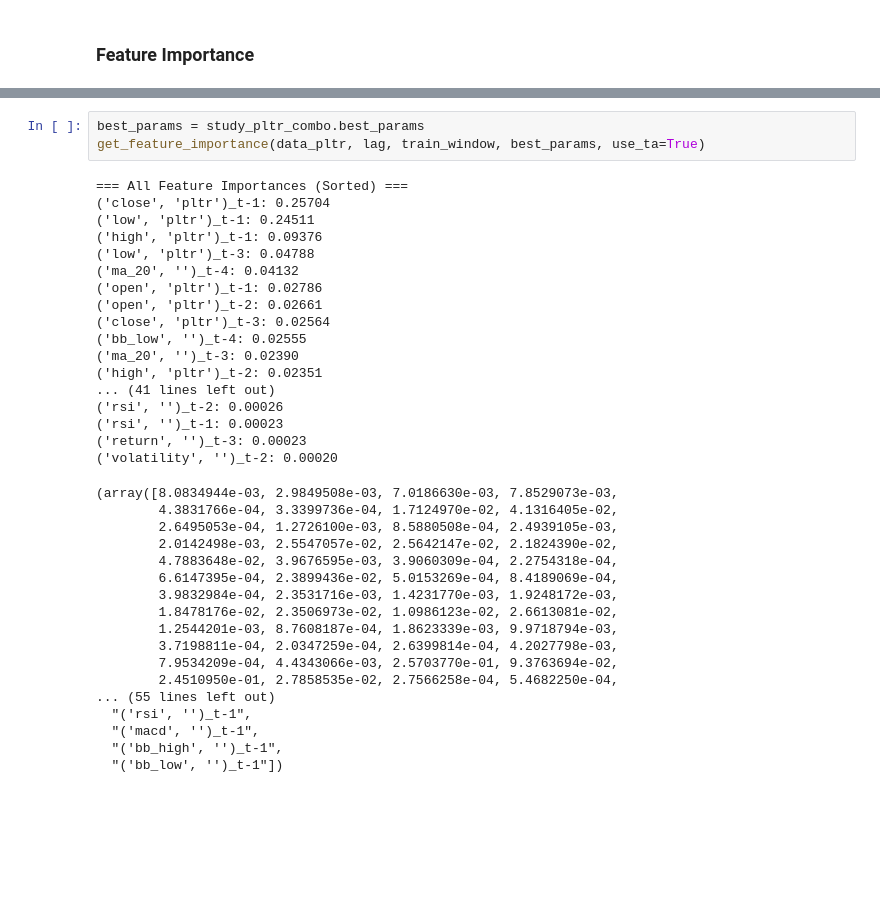
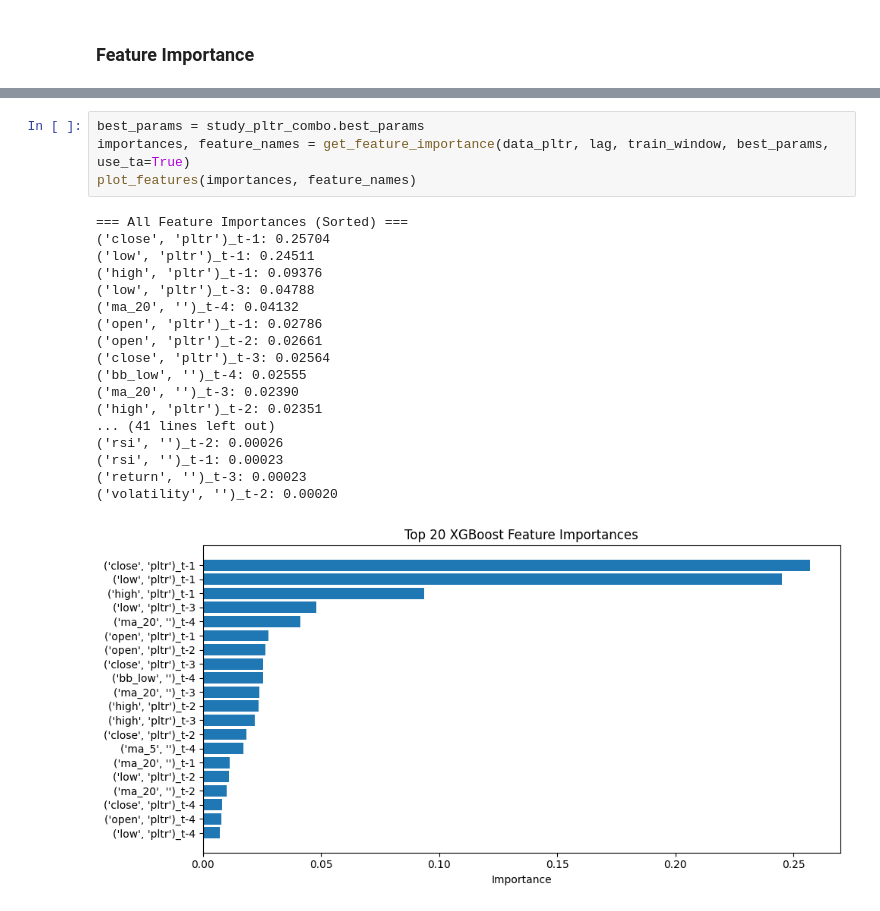
Before and after one commit to ruokokoski/predistocks, a Jupyter notebook: stock_predictor.ipynb, the cells around one changed output, grey strips where cells are left out. Saved outputs shown, nothing was run; the diff lists cells and outputs as text; blank space fills up the shorter version.

```diff
--- a/stock_predictor.ipynb
+++ b/stock_predictor.ipynb
@@ -1223,38 +1292,23 @@ get_feature_importance(data_pltr, lag, train_window, best_params, use_ta=True)
 # %%
 best_params = study_pltr_combo.best_params
-get_feature_importance(data_pltr, lag, train_window, best_params, use_ta=True)
+importances, feature_names = get_feature_importance(data_pltr, lag, train_window, best_params, use_ta=True)
+plot_features(importances, feature_names)
 # %% [output]
 === All Feature Importances (Sorted) ===
 ('close', 'pltr')_t-1: 0.25704
 ('low', 'pltr')_t-1: 0.24511
 ('high', 'pltr')_t-1: 0.09376
 ('low', 'pltr')_t-3: 0.04788
 ('ma_20', '')_t-4: 0.04132
 ('open', 'pltr')_t-1: 0.02786
 ('open', 'pltr')_t-2: 0.02661
 ('close', 'pltr')_t-3: 0.02564
 ('bb_low', '')_t-4: 0.02555
 ('ma_20', '')_t-3: 0.02390
 ('high', 'pltr')_t-2: 0.02351
 ... (41 lines left out)
 ('rsi', '')_t-2: 0.00026
 ('rsi', '')_t-1: 0.00023
 ('return', '')_t-3: 0.00023
 ('volatility', '')_t-2: 0.00020
-(array([8.0834944e-03, 2.9849508e-03, 7.0186630e-03, 7.8529073e-03,
-        4.3831766e-04, 3.3399736e-04, 1.7124970e-02, 4.1316405e-02,
-        2.6495053e-04, 1.2726100e-03, 8.5880508e-04, 2.4939105e-03,
-        2.0142498e-03, 2.5547057e-02, 2.5642147e-02, 2.1824390e-02,
-        4.7883648e-02, 3.9676595e-03, 3.9060309e-04, 2.2754318e-04,
-        6.6147395e-04, 2.3899436e-02, 5.0153269e-04, 8.4189069e-04,
-        3.9832984e-04, 2.3531716e-03, 1.4231770e-03, 1.9248172e-03,
-        1.8478176e-02, 2.3506973e-02, 1.0986123e-02, 2.6613081e-02,
-        1.2544201e-03, 8.7608187e-04, 1.8623339e-03, 9.9718794e-03,
-        3.7198811e-04, 2.0347259e-04, 2.6399814e-04, 4.2027798e-03,
-        7.9534209e-04, 4.4343066e-03, 2.5703770e-01, 9.3763694e-02,
-        2.4510950e-01, 2.7858535e-02, 2.7566258e-04, 5.4682250e-04,
-... (55 lines left out)
-  "('rsi', '')_t-1",
-  "('macd', '')_t-1",
-  "('bb_high', '')_t-1",
-  "('bb_low', '')_t-1"])
+[figure, added]
```
Also changed, not shown: parts of 3 cells of this notebook.
